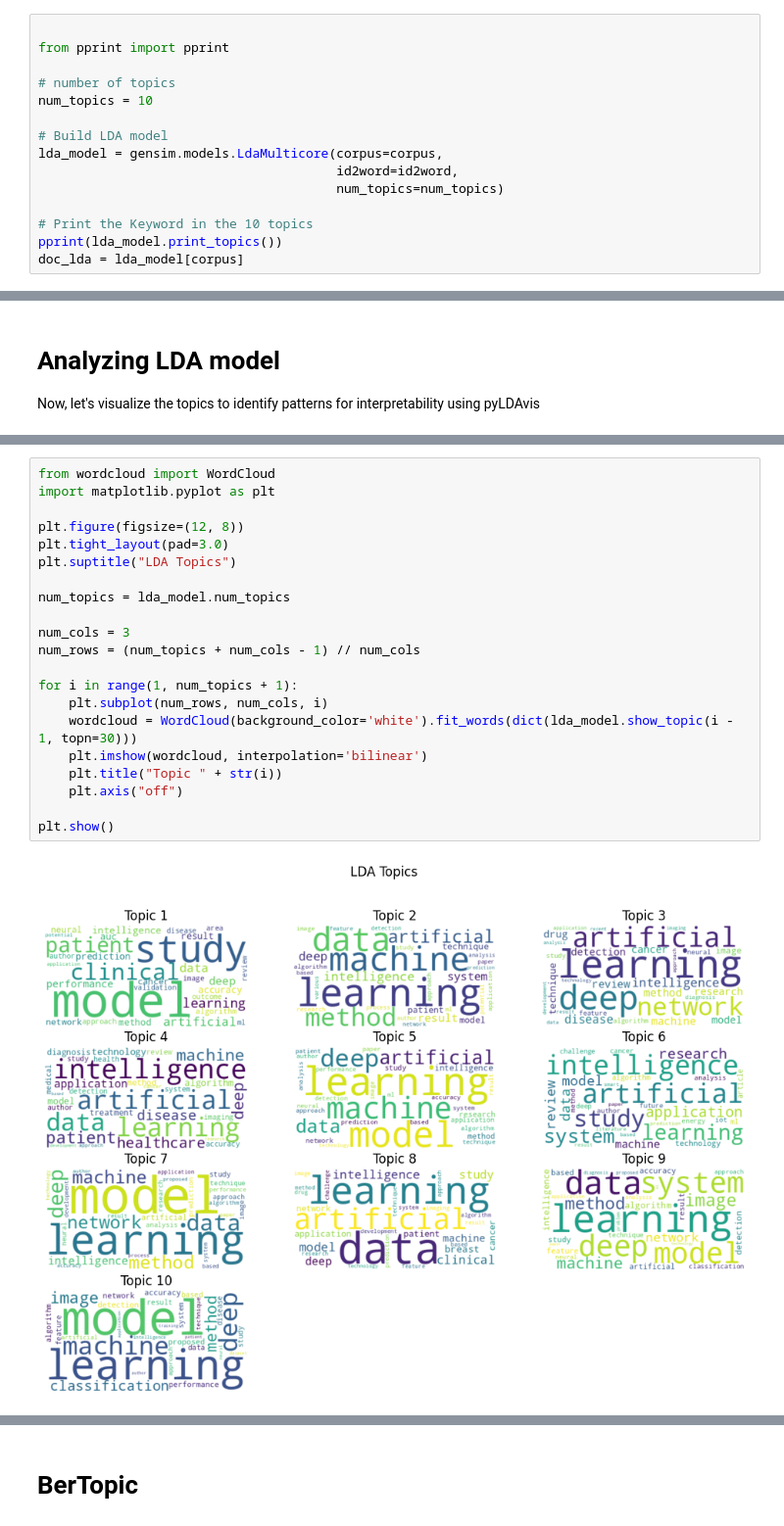
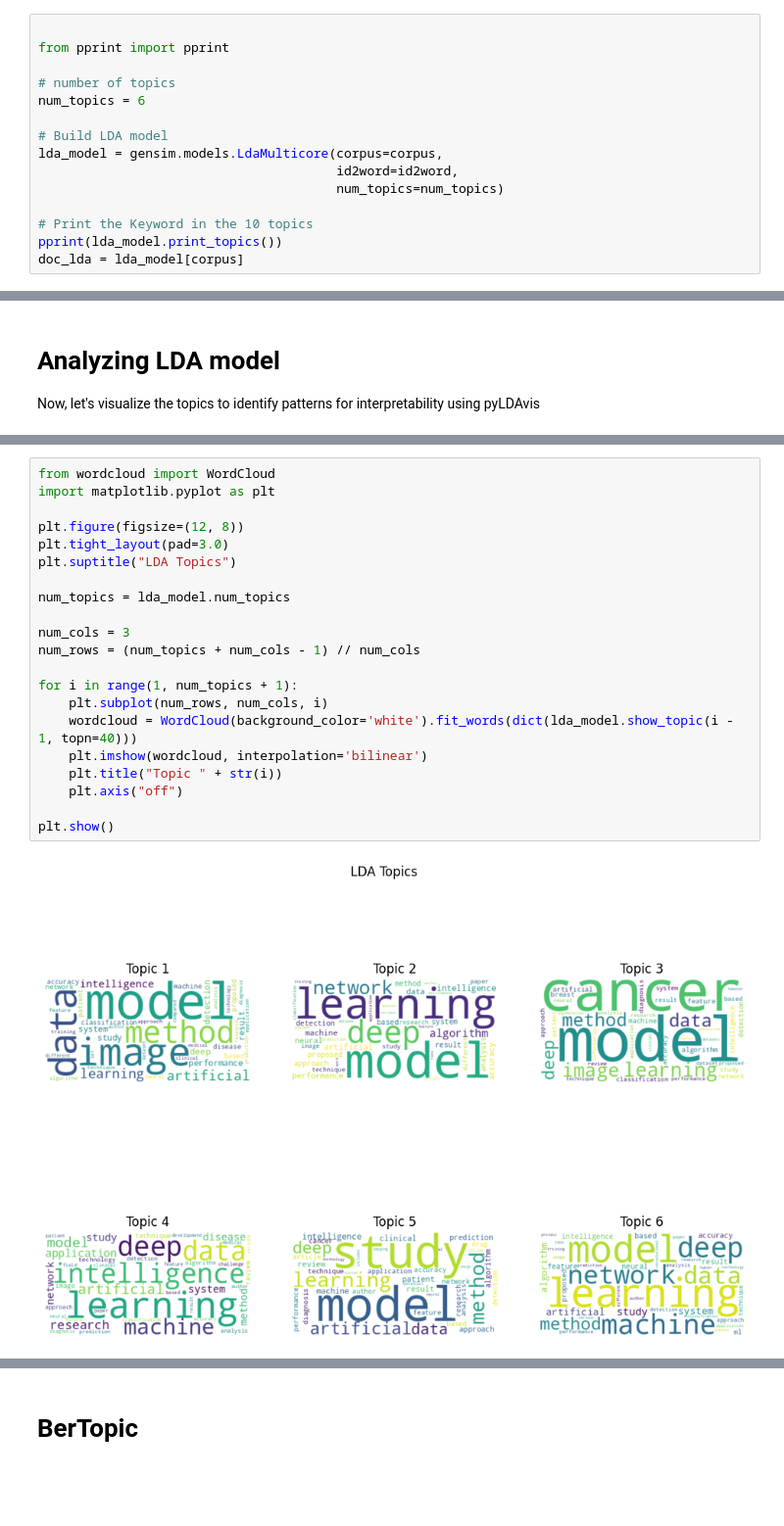
Before and after one commit to Fatai-soliu/Topic_modelling, a Jupyter notebook: Soliu_Fatai_LDA_and_BerTopic_Modelling.ipynb, the cells around one changed output, grey strips where cells are left out. Shown at 98% size. Saved outputs shown, nothing was run; the diff lists cells and outputs as text; blank space fills up the shorter version.

```diff
--- a/Soliu_Fatai_LDA_and_BerTopic_Modelling.ipynb
+++ b/Soliu_Fatai_LDA_and_BerTopic_Modelling.ipynb
@@ -339,7 +340,7 @@ print(corpus[:1][0][:10])
 from pprint import pprint
 
 # number of topics
-num_topics = 10
+num_topics = 6
 
 # Build LDA model
 lda_model = gensim.models.LdaMulticore(corpus=corpus,
@@ -440,23 +440,23 @@ topic
 # %%
 from wordcloud import WordCloud
 import matplotlib.pyplot as plt
 
 plt.figure(figsize=(12, 8))
 plt.tight_layout(pad=3.0)
 plt.suptitle("LDA Topics")
 
 num_topics = lda_model.num_topics
 
 num_cols = 3
 num_rows = (num_topics + num_cols - 1) // num_cols
 
 for i in range(1, num_topics + 1):
     plt.subplot(num_rows, num_cols, i)
-    wordcloud = WordCloud(background_color='white').fit_words(dict(lda_model.show_topic(i - 1, topn=30)))
+    wordcloud = WordCloud(background_color='white').fit_words(dict(lda_model.show_topic(i - 1, topn=40)))
     plt.imshow(wordcloud, interpolation='bilinear')
     plt.title("Topic " + str(i))
     plt.axis("off")
 
 plt.show()
 # %% [output]
-[figure, old version]
+[figure, new version]
```
Also changed, not shown: parts of 22 cells of this notebook.
